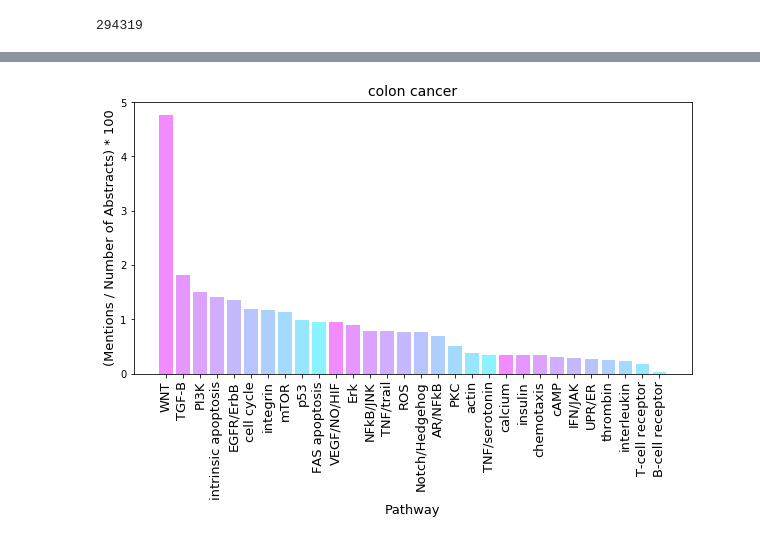
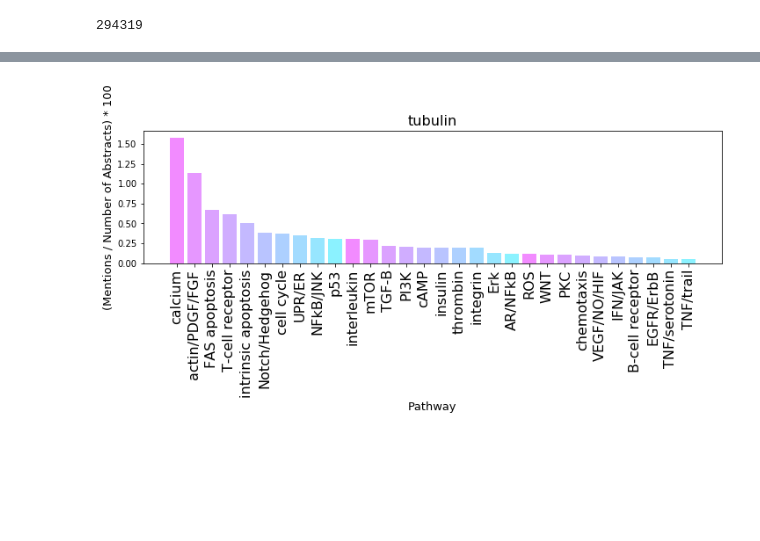
Before and after one commit to Beth526/metis_project_4, a Jupyter notebook: Proj_4.ipynb, the cells around one changed output, grey strips where cells are left out. Saved outputs shown, nothing was run; the diff lists cells and outputs as text; code cells hidden in the pictures; blank space fills up the shorter version.

```diff
--- a/Proj_4.ipynb
+++ b/Proj_4.ipynb
@@ -481,5 +561,8 @@ plt.savefig('taz.jpg')
-# %%
-plot_top_categories_other('colon cancer')
-plt.savefig('colon_cancer.jpg')
-# %% [output]
-[figure, removed]
+# %%
+plot_top_categories('tubulin')
+plt.xticks(fontsize=16)
+plt.title('tubulin',fontsize=16)
+plt.tight_layout()
+plt.savefig('tubulin.jpg')
+# %% [output]
+[figure, added]
```
Also changed, not shown: parts of 108 cells of this notebook, 7 other files.
